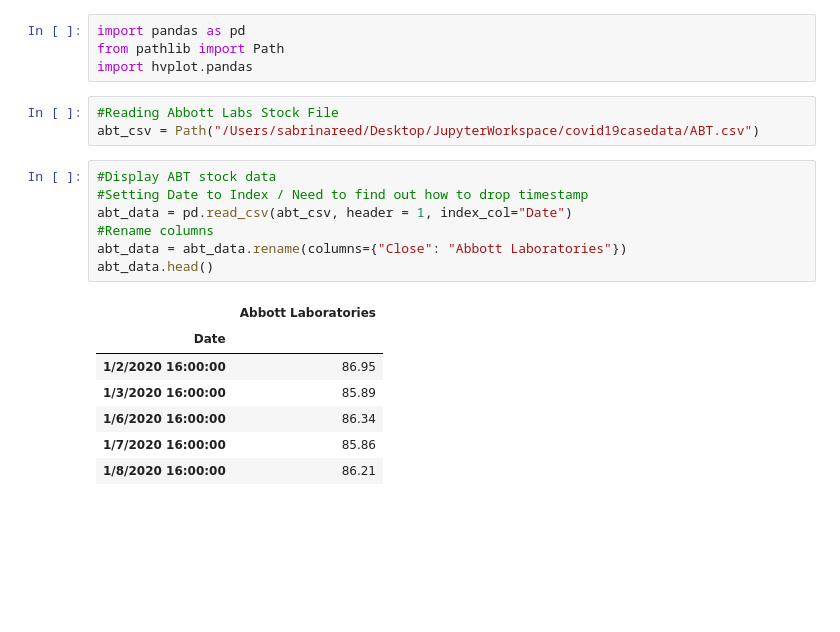
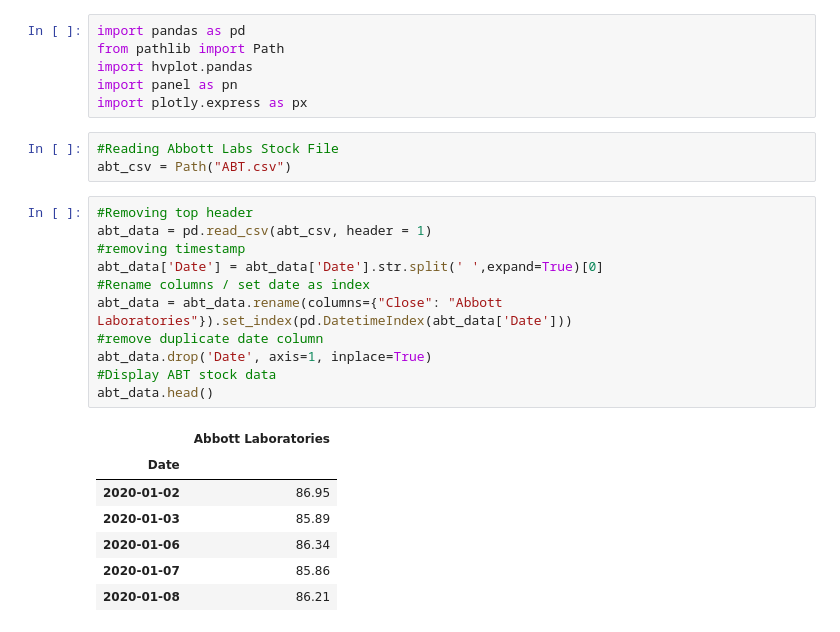
Before and after one commit to sabrinacodes/covid19casedata, a Jupyter notebook: Vaccines.ipynb, the cells around one changed output. Saved outputs shown, nothing was run; the diff lists cells and outputs as text; blank space fills up the shorter version.

```diff
--- a/Vaccines.ipynb
+++ b/Vaccines.ipynb
@@ -2,23 +2,29 @@
 import pandas as pd
 from pathlib import Path
 import hvplot.pandas
+import panel as pn
+import plotly.express as px
 # %%
 #Reading Abbott Labs Stock File
-abt_csv = Path("/Users/sabrinareed/Desktop/JupyterWorkspace/covid19casedata/ABT.csv")
+abt_csv = Path("ABT.csv")
-# %%
-#Display ABT stock data
-#Setting Date to Index / Need to find out how to drop timestamp
-abt_data = pd.read_csv(abt_csv, header = 1, index_col="Date")
-#Rename columns
-abt_data = abt_data.rename(columns={"Close": "Abbott Laboratories"})
-abt_data.head()
-# %% [output]
-|  | Abbott Laboratories |
-| Date |  |
-| 1/2/2020 16:00:00 | 86.95 |
-| 1/3/2020 16:00:00 | 85.89 |
-| 1/6/2020 16:00:00 | 86.34 |
-| 1/7/2020 16:00:00 | 85.86 |
-| 1/8/2020 16:00:00 | 86.21 |
+# %%
+#Removing top header
+abt_data = pd.read_csv(abt_csv, header = 1)
+#removing timestamp
+abt_data['Date'] = abt_data['Date'].str.split(' ',expand=True)[0]
+#Rename columns / set date as index
+abt_data = abt_data.rename(columns={"Close": "Abbott Laboratories"}).set_index(pd.DatetimeIndex(abt_data['Date']))
+#remove duplicate date column
+abt_data.drop('Date', axis=1, inplace=True)
+#Display ABT stock data
+abt_data.head()
+# %% [output]
+|  | Abbott Laboratories |
+| Date |  |
+| 2020-01-02 | 86.95 |
+| 2020-01-03 | 85.89 |
+| 2020-01-06 | 86.34 |
+| 2020-01-07 | 85.86 |
+| 2020-01-08 | 86.21 |
 # %%
 #Plotting ABT
```
Also changed, not shown: parts of 17 cells of this notebook, 6 other files.
